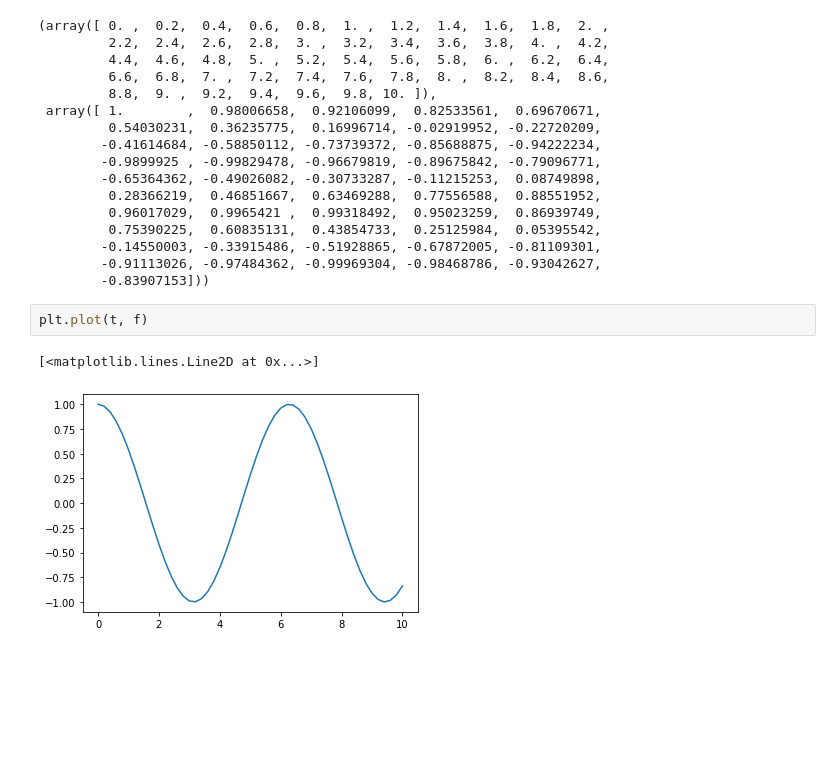
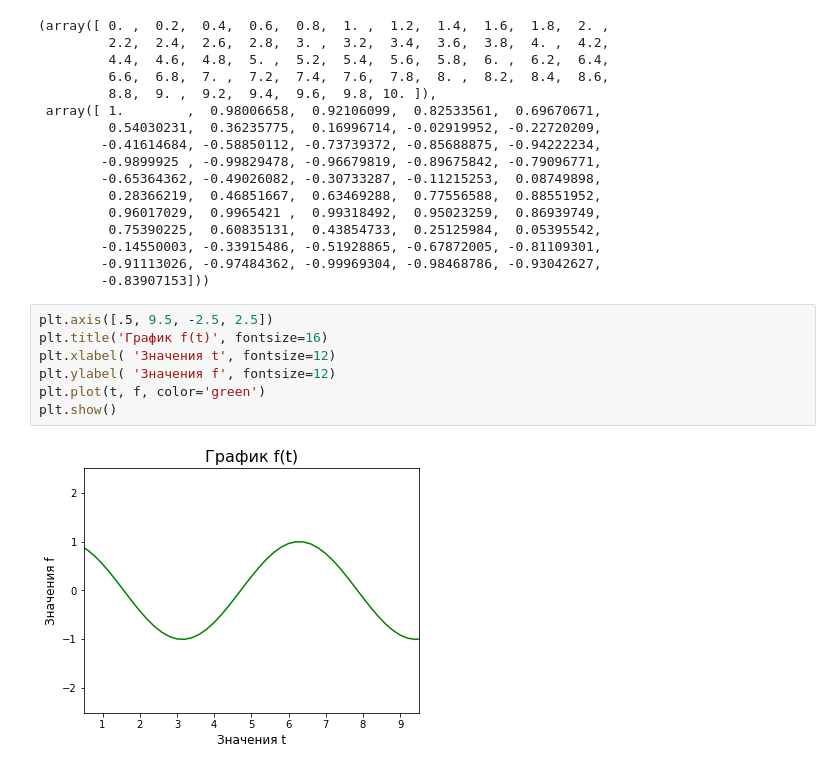
Before and after one commit to Haikson/PythonDS, a Jupyter notebook: unit1/task3.ipynb, the cells around one changed output. Drawn from its saved outputs; the diff is of its cells as text; blank space fills up the shorter version.

```diff
--- a/unit1/task3.ipynb
+++ b/unit1/task3.ipynb
@@ -65,8 +68,12 @@ t, f
         -0.14550003, -0.33915486, -0.51928865, -0.67872005, -0.81109301,
         -0.91113026, -0.97484362, -0.99969304, -0.98468786, -0.93042627,
         -0.83907153]))
-# %%
-plt.plot(t, f)
-# %% [output]
-[<matplotlib.lines.Line2D at 0x...>]
-[figure, removed]
+# %%
+plt.axis([.5, 9.5, -2.5, 2.5])
+plt.title('График f(t)', fontsize=16)
+plt.xlabel( 'Значения t', fontsize=12)
+plt.ylabel( 'Значения f', fontsize=12)
+plt.plot(t, f, color='green')
+plt.show()
+# %% [output]
+[figure, added]
```
Also changed, not shown: parts of 5 cells of this notebook.
